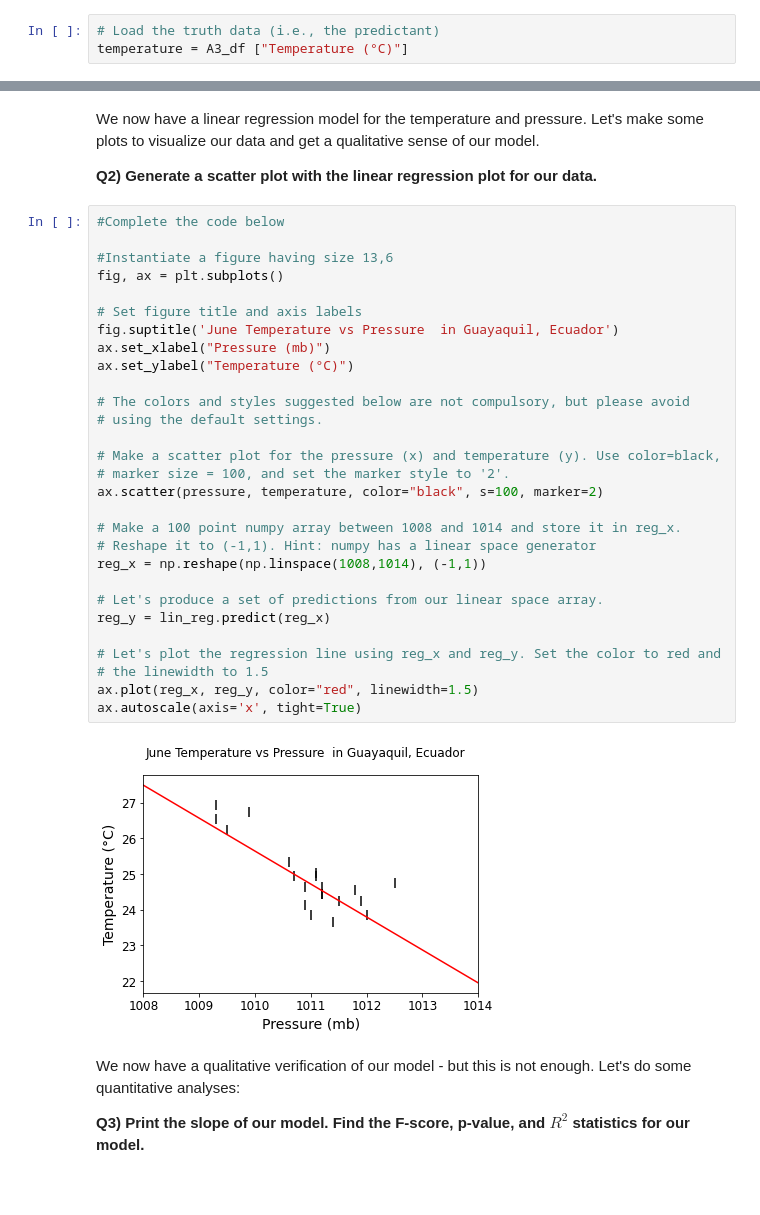
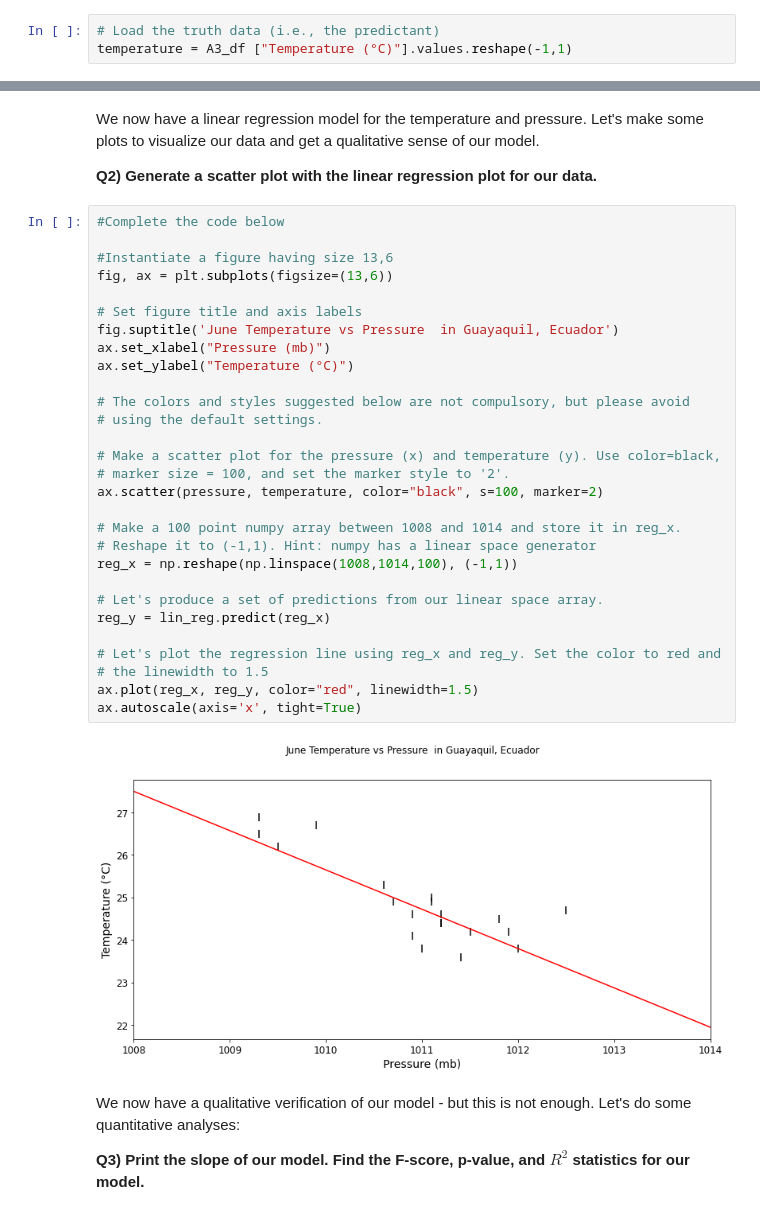
Before and after one commit to KeyvanDiba/2022_ML_Earth_Env_Sci, a Jupyter notebook: S2_3_Statistical_Forecasting.ipynb, the cells around one changed output, grey strips where cells are left out. Saved outputs shown, nothing was run; the diff lists cells and outputs as text; blank space fills up the shorter version.

```diff
--- a/S2_3_Statistical_Forecasting.ipynb
+++ b/S2_3_Statistical_Forecasting.ipynb
@@ -115,7 +115,7 @@ lin_reg = LinearRegression()
 pressure = A3_df['Pressure (mb)'].values.reshape(-1,1)
 # %%
 # Load the truth data (i.e., the predictant)
-temperature = A3_df ["Temperature (°C)"]
+temperature = A3_df ["Temperature (°C)"].values.reshape(-1,1)
 # %%
 # Fit the model
 lin_reg.fit(pressure, temperature)
@@ -128,34 +128,34 @@ We now have a linear regression model for the temperature and pressure. Let's ma
 # %%
 #Complete the code below
 
 #Instantiate a figure having size 13,6
-fig, ax = plt.subplots()
+fig, ax = plt.subplots(figsize=(13,6))
 
 # Set figure title and axis labels
 fig.suptitle('June Temperature vs Pressure  in Guayaquil, Ecuador')
 ax.set_xlabel("Pressure (mb)")
 ax.set_ylabel("Temperature (°C)")
 
 # The colors and styles suggested below are not compulsory, but please avoid
 # using the default settings.
 
 # Make a scatter plot for the pressure (x) and temperature (y). Use color=black,
 # marker size = 100, and set the marker style to '2'.
 ax.scatter(pressure, temperature, color="black", s=100, marker=2)
 
 # Make a 100 point numpy array between 1008 and 1014 and store it in reg_x.
 # Reshape it to (-1,1). Hint: numpy has a linear space generator
-reg_x = np.reshape(np.linspace(1008,1014), (-1,1))
+reg_x = np.reshape(np.linspace(1008,1014,100), (-1,1))
 
 # Let's produce a set of predictions from our linear space array.
 reg_y = lin_reg.predict(reg_x)
 
 # Let's plot the regression line using reg_x and reg_y. Set the color to red and
 # the linewidth to 1.5
 ax.plot(reg_x, reg_y, color="red", linewidth=1.5)
 ax.autoscale(axis='x', tight=True)
 # %% [output]
-[figure, old version]
+[figure, new version]
 # %% [markdown]
 We now have a qualitative verification of our model - but this is not enough. Let's do some quantitative analyses:
 
```
Also changed, not shown: parts of 6 cells of this notebook.
